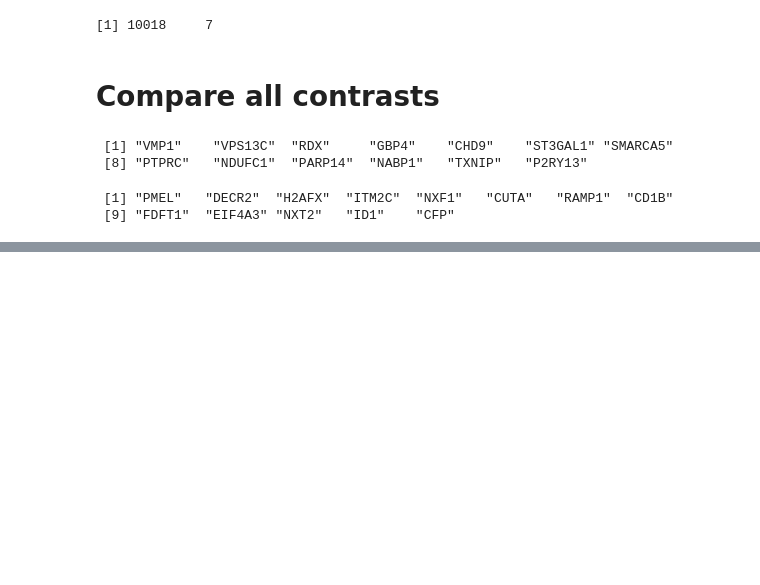
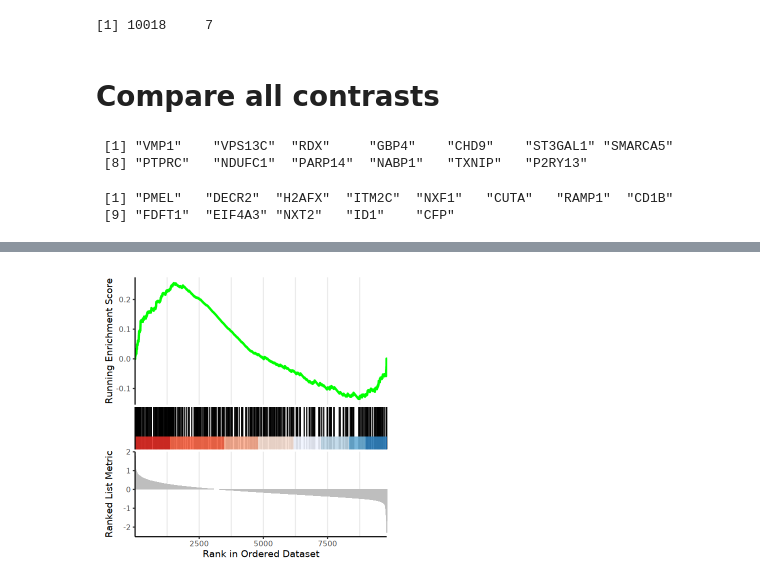
Before and after one commit to tuonglab/Nikita-project, a Jupyter notebook: notebooks/2025-02-12_Pseudo_Cancer_DEGS.ipynb, the cells around one changed output, grey strips where cells are left out. Drawn from its saved outputs; the diff is of its cells as text; code cells hidden in the pictures; blank space fills up the shorter version.

Commit message:
pathways on cancer degs

```diff
--- a/notebooks/2025-02-12_Pseudo_Cancer_DEGS.ipynb
+++ b/notebooks/2025-02-12_Pseudo_Cancer_DEGS.ipynb
@@ -456,0 +478,7 @@ write.csv(df_down_genes, "df_down_genes.csv", quote = FALSE, row.names = FALSE)
+# %%
+immune_go_terms_df <- as.data.frame(immune_go_terms)
+# %%
+#extract just the columns of interest
+immune_go_clean <- immune_go_terms_df[, c("gs_name", "entrez_gene")]
+colnames(immune_go_clean) <- c("term", "ENTREZID")
+head(immune_go_clean)
@@ -456,0 +534,18 @@ write.csv(df_down_genes, "df_down_genes.csv", quote = FALSE, row.names = FALSE)
+# %%
+#define list containing all my deg lists
+deg_lists <- list(
+  contrast_BC = tt1,
+  contrast_CRC = tt2,
+  contrast_GAC = tt3,
+  contrast_GBM = tt4,
+  contrast_HCC = tt5,
+  contrast_HNSCC = tt6,
+  contrast_iCCA = tt7,
+  contrast_MEL = tt8,
+  contrast_NPC = tt9,
+  contrast_NSCLC = tt10,
+  contrast_PDAC = tt11
+)
+# %%
+# run GSEA on all deg lists
+gsea_results_list <- lapply(deg_lists, run_gsea, term2gene = immune_go_clean)
@@ -456,0 +647,5 @@ write.csv(df_down_genes, "df_down_genes.csv", quote = FALSE, row.names = FALSE)
+# %%
+# Example: Plot GSEA for the first contrast for immunostimulatory pathway
+gseaplot2(gsea_results_list[[1]], geneSetID = "GOBP_POSITIVE_REGULATION_OF_IMMUNE_RESPONSE")
+# %% [output]
+[figure, added]
```
Also changed, not shown: parts of 15 cells of this notebook.
